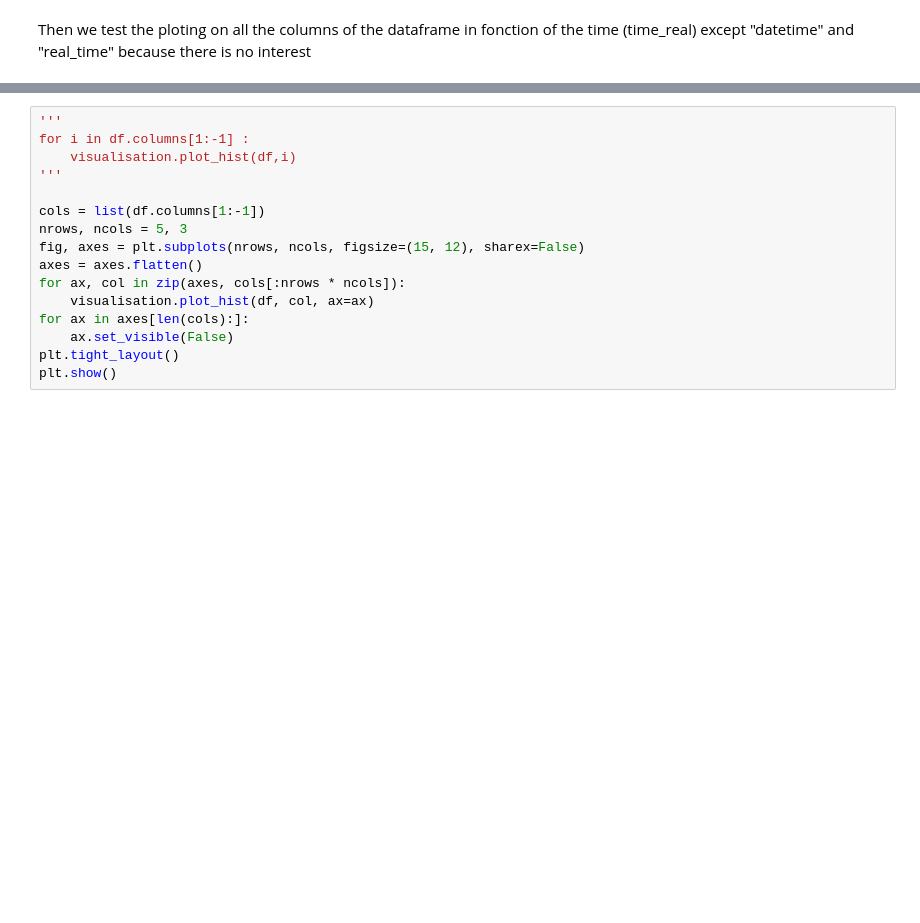
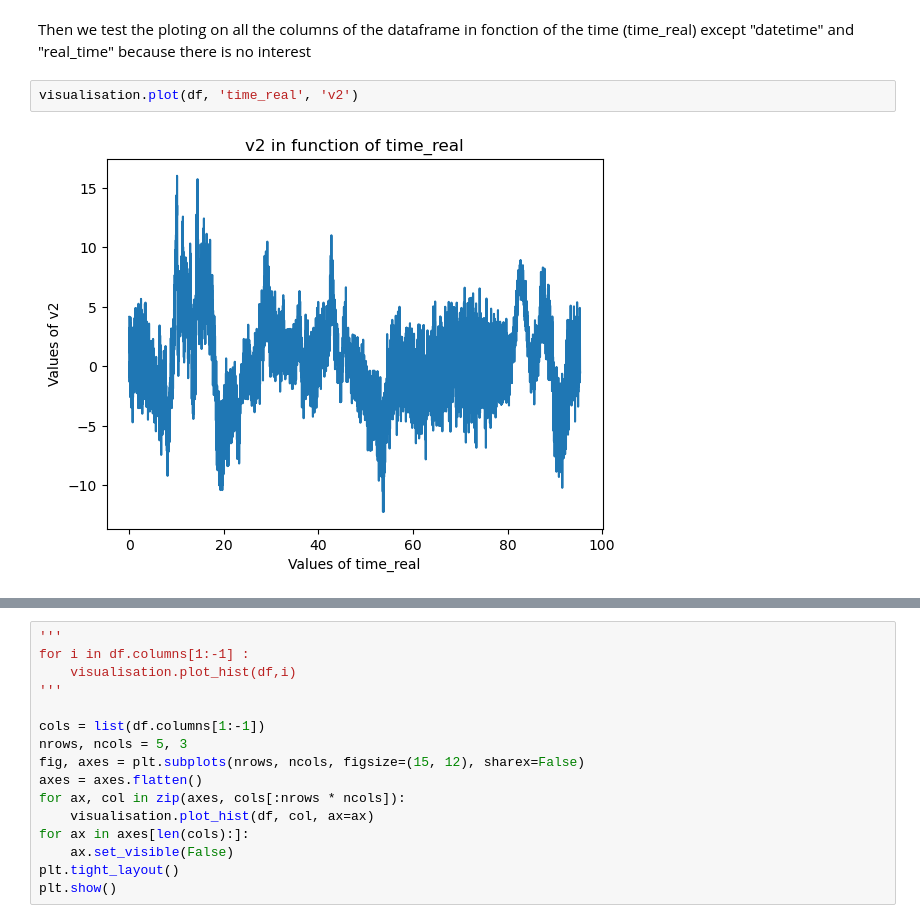
Before and after one commit to lukasfauli/Projet-recheche-INSA-anomaly-detection-librairy, a Jupyter notebook: studies_stats/work01-data_exploration/anl01p2-visualisation.ipynb, the cells around one changed output, grey strips where cells are left out. Cells and saved outputs as stored; diff of their text form; blank space fills up the shorter version.

```diff
--- a/studies_stats/work01-data_exploration/anl01p2-visualisation.ipynb
+++ b/studies_stats/work01-data_exploration/anl01p2-visualisation.ipynb
@@ -37,4 +40,8 @@ Index(['datetime', 'nwl1', 'nwl2', 'nwl3', 'nwl4', 'fprd1', 'fprd2', 'fprd3',
       dtype='object')
 # %% [markdown]
 Then we test the ploting on all the columns of the dataframe in fonction of the time (time_real) except "datetime" and "real_time" because there is no interest
+# %%
+visualisation.plot(df, 'time_real', 'v2')
+# %% [output]
+[figure, added]
 # %%
```
Also changed, not shown: parts of 9 cells of this notebook, 1 other file.
